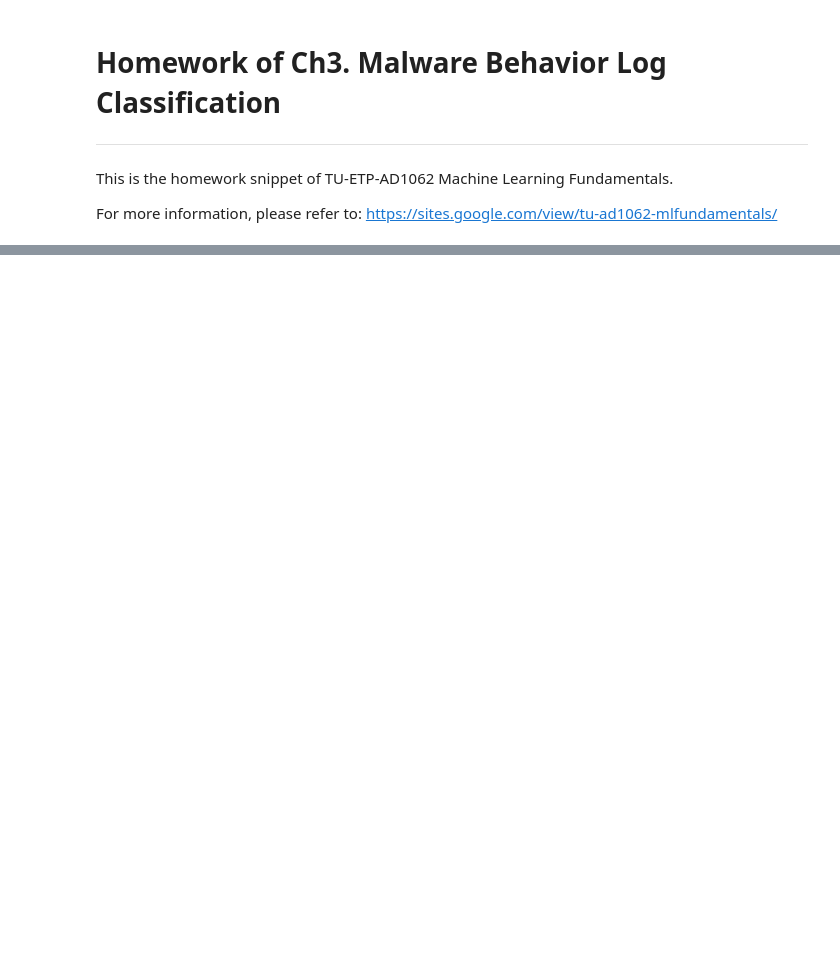
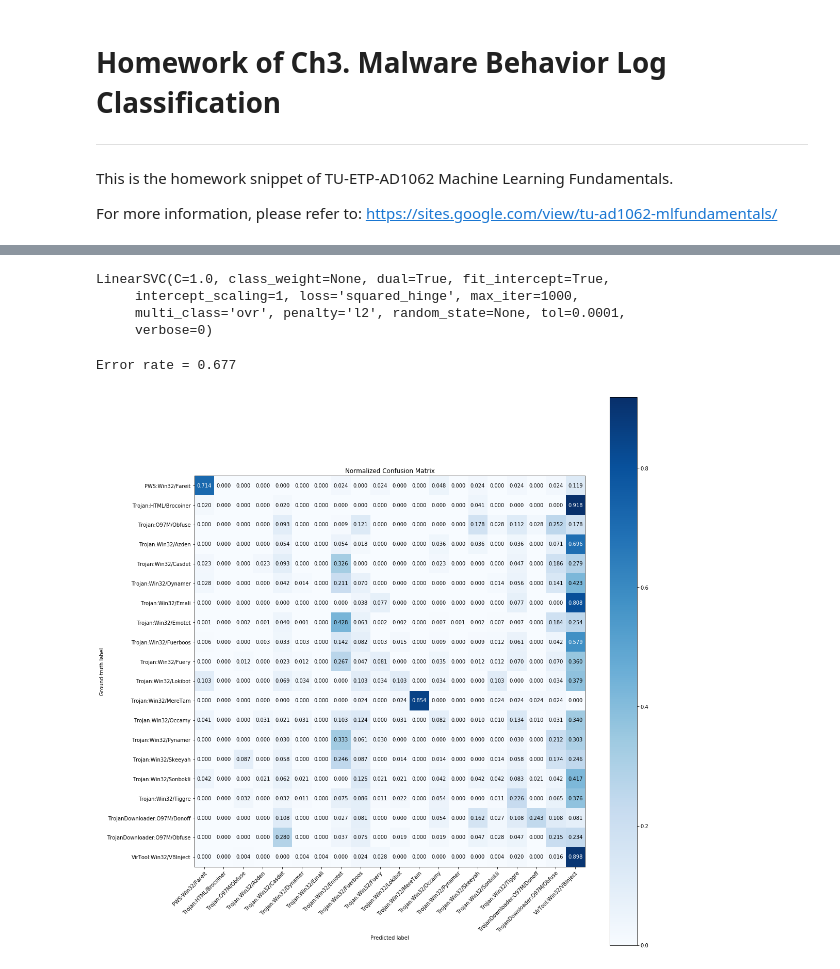
Before and after one commit to jessee-kung/tu-etp-ad1062, a Jupyter notebook: homework_03.ipynb, the cells around one changed output, grey strips where cells are left out. Saved outputs shown, nothing was run; the diff lists cells and outputs as text; code cells hidden in the pictures; blank space fills up the shorter version.

```diff
--- a/homework_03.ipynb
+++ b/homework_03.ipynb
@@ -98,0 +133,36 @@ def create_MLP():
+# %%
+def create_clf():
+    # You can use:
+    #     sklearn.svm.SVC,
+    #     sklearn.svm.LinearSVC,
+    #     sklearn.neural_network.MLPClassifier,
+    #     sklearn.ensemble.GradientBoostingClassifier
+    #     ...
+    # Or any classifier you found!
+    # Remember to fine-tune the model parameters
+
+    return LinearSVC()
+# %%
+X1, X2, y1, y2 = train_test_split(X_train, y_train, test_size=0.2, random_state=0)
+# %%
+model = create_clf()
+model.fit(X1, y1)
+# %% [output]
+LinearSVC(C=1.0, class_weight=None, dual=True, fit_intercept=True,
+     intercept_scaling=1, loss='squared_hinge', max_iter=1000,
+     multi_class='ovr', penalty='l2', random_state=None, tol=0.0001,
+     verbose=0)
+# %%
+y2_predict = model.predict(X2)
+
+# Error rate
+err_01loss = zero_one_loss(y2, y2_predict)
+print('Error rate = %2.3f' % err_01loss)
+
+# Confusion matrix of prediction
+plot_conf_mat = PlotMetric()
+plot_conf_mat.set_labels(label_encoder.classes_.tolist())
+plot_conf_mat.confusion_matrix(y2, y2_predict, True)
+# %% [output]
+Error rate = 0.677
+[figure, added]
```
Also changed, not shown: parts of 21 cells of this notebook.
